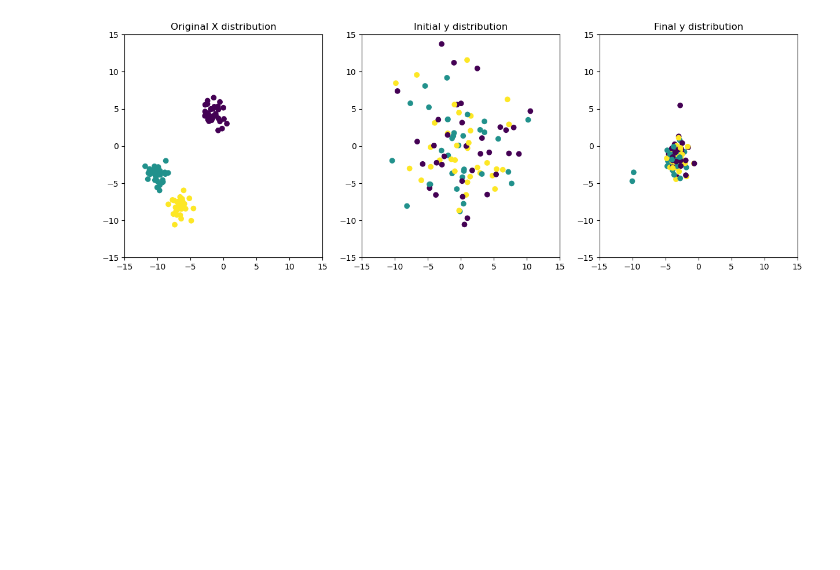
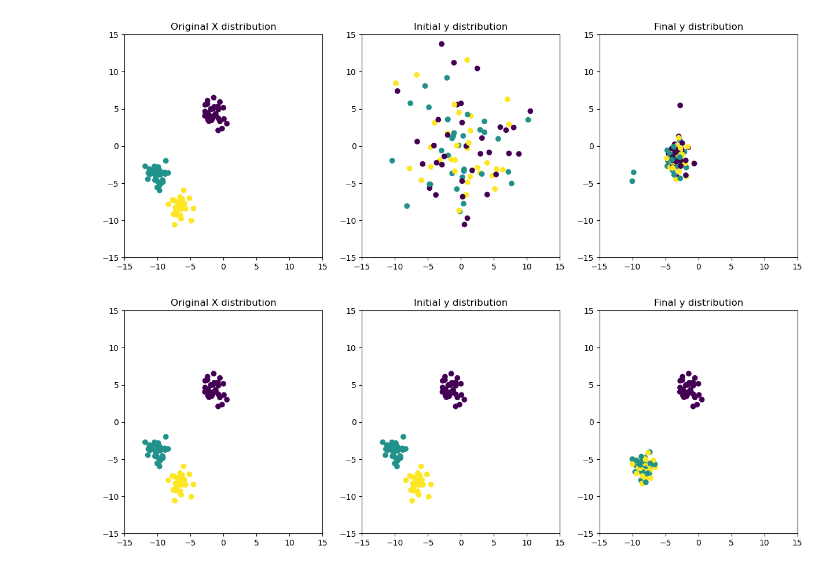
Before and after one commit to KataTech/OTFactorDiscovery, a Jupyter notebook: kai/flow_ot_exp.ipynb, the cells around one changed output. Saved outputs shown, nothing was run; the diff lists cells and outputs as text; code cells hidden in the pictures; blank space fills up the shorter version.

Commit message:
Updating experiment results with monitor and warm-start lambda updates

```diff
--- a/kai/flow_ot_exp.ipynb
+++ b/kai/flow_ot_exp.ipynb
@@ -23,10 +19,10 @@ Centers: [[-1.65955991  4.40648987]
  [-7.06488218 -8.1532281 ]]
 [figure]
 # %%
-def run_bary_experiment(y_init, X, z, lam, verbose, lr=0.01, max_iter=1000, adaptive_lr=False, scaled_vis=True):
+def run_bary_experiment(y_init, X, z, lam, verbose, lr=0.01, max_iter=1000, adaptive_lr=False, scaled_vis=True, growing_lambda=False):
     # Run the barycenter experiment
     y = flow_ot.compute_barycenter(X, z, y_init, lam=lam, barycenter_cost_grad=flow_ot.gaussian_kernel_kl_grad,
-                                   verbose=verbose, lr=lr, max_iter=max_iter, adaptive_lr=adaptive_lr)
+                                   verbose=verbose, lr=lr, max_iter=max_iter, adaptive_lr=adaptive_lr, growing_lambda=growing_lambda)
     # Plot the results
     plt.figure(figsize=(15, 5))
     plt.subplot(1, 3, 1)
@@ -68,3 +64,9 @@ gauss_grid = np.random.randn(X.shape[0], X.shape[1]) * 5
 y = run_bary_experiment(gauss_grid, X, z, lam=250, verbose=0, lr=0.01, max_iter=1000, adaptive_lr=False, scaled_vis=True)
 # %% [output]
 [figure]
+# %%
+importlib.reload(flow_ot)
+np.random.seed(26)
+y = run_bary_experiment(X, X, z, lam=0, verbose=0, lr=0.01, max_iter=1000, adaptive_lr=False, scaled_vis=True, growing_lambda=True)
+# %% [output]
+[figure, added]
```
Also changed, not shown: parts of 1 cell of this notebook, 3 other files.
